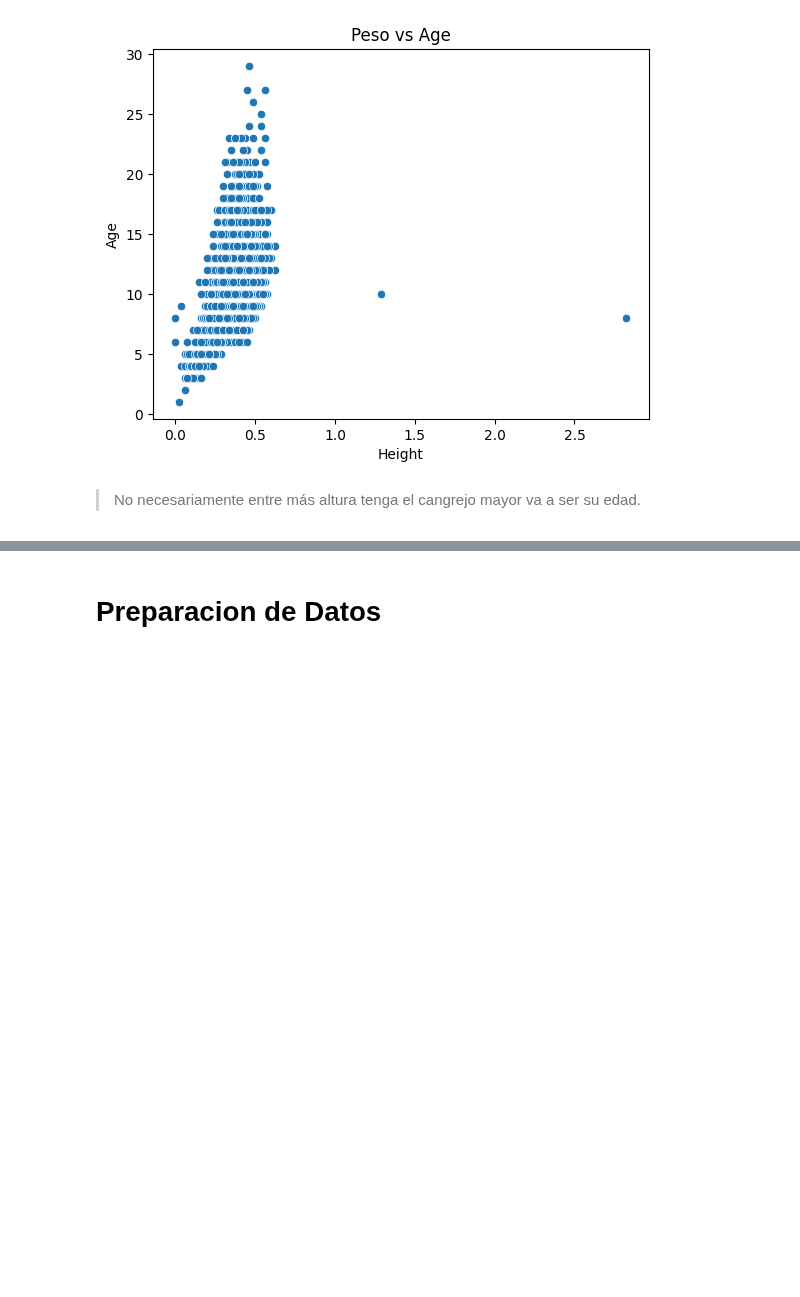
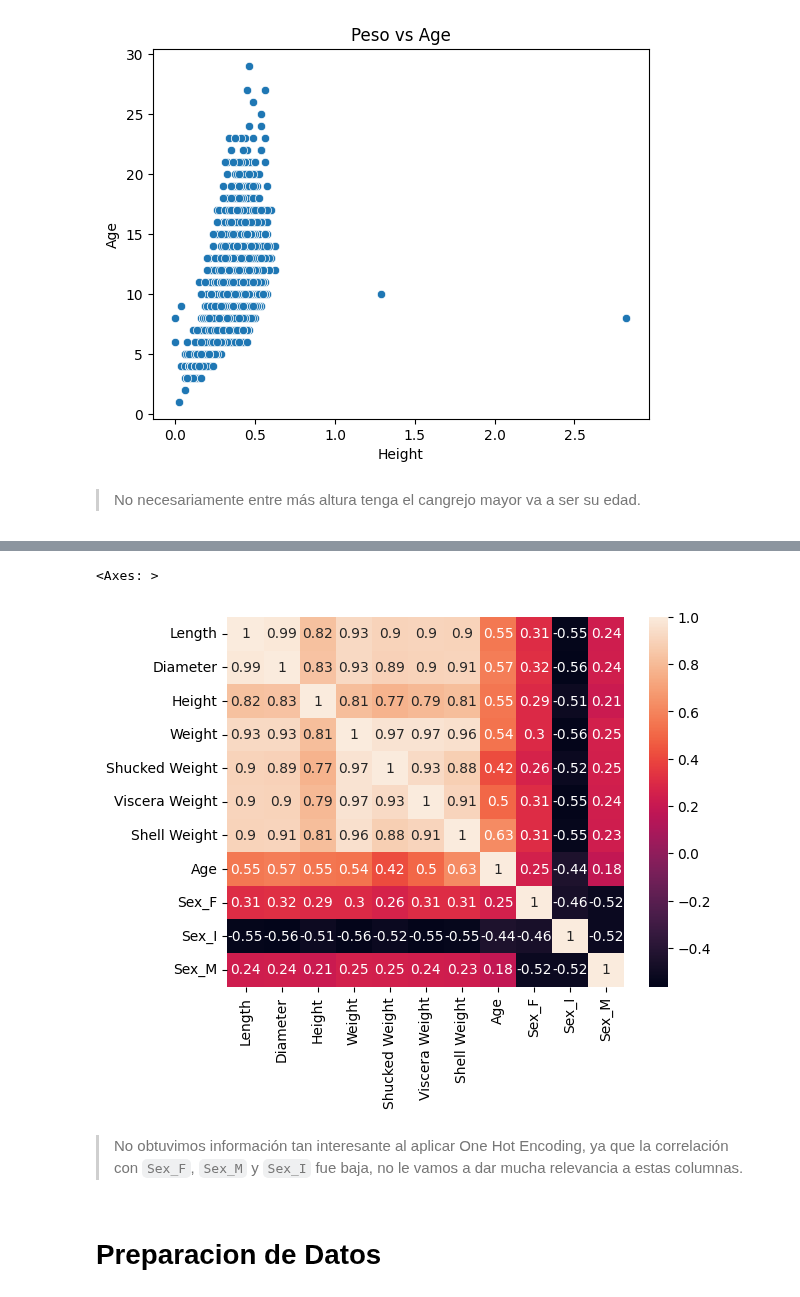
Before and after one commit to MathUPTC/CrabAge, a Jupyter notebook: Notebooks/eda_data.ipynb, the cells around one changed output, grey strips where cells are left out. Drawn from its saved outputs; the diff is of its cells as text; code cells hidden in the pictures; blank space fills up the shorter version.

```diff
--- a/Notebooks/eda_data.ipynb
+++ b/Notebooks/eda_data.ipynb
@@ -434,0 +477,5 @@ plt.show()
+# %%
+encoder = OneHotEncoder(sparse_output = False)
+# %%
+encoded_data = encoder.fit_transform(data[["Sex"]])
+encoded_data
@@ -434,0 +490,3 @@ plt.show()
+# %%
+encoded_df = pd.DataFrame(encoded_data, columns=encoder.get_feature_names_out(["Sex"]))
+encoded_df
@@ -434,0 +507,5 @@ plt.show()
+# %%
+data = pd.concat([data, encoded_df], axis=1)
+
+data.drop("Sex", axis = 1, inplace=True)
+data
@@ -435,3 +526,10 @@ plt.show()
+# %%
+sns.heatmap(data.corr(method= "pearson"), annot = True) # por defecto el metodo de corr() es pearson
+# %% [output]
+<Axes: >
+[figure, added]
+# %% [markdown]
+> No obtuvimos información tan interesante al aplicar One Hot Encoding, ya que la correlación con `Sex_F`, `Sex_M` y `Sex_I` fue baja, no le vamos a dar mucha relevancia a estas columnas.
 # %% [markdown]
 # Preparacion de Datos
 # %% [markdown]
```
Also changed, not shown: parts of 71 cells of this notebook.
